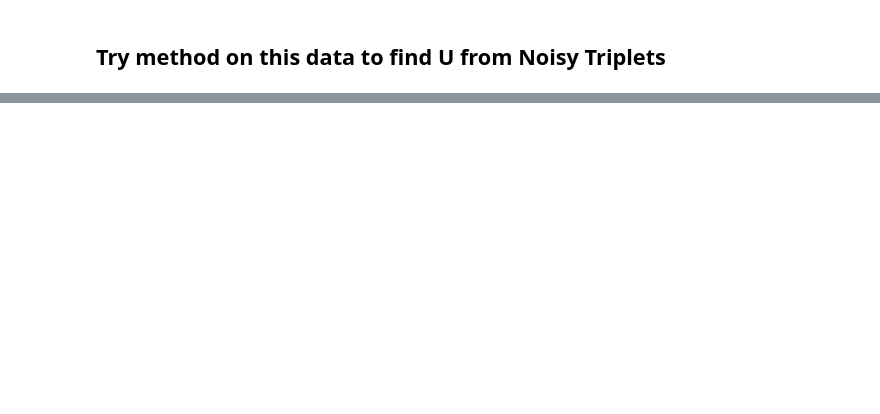
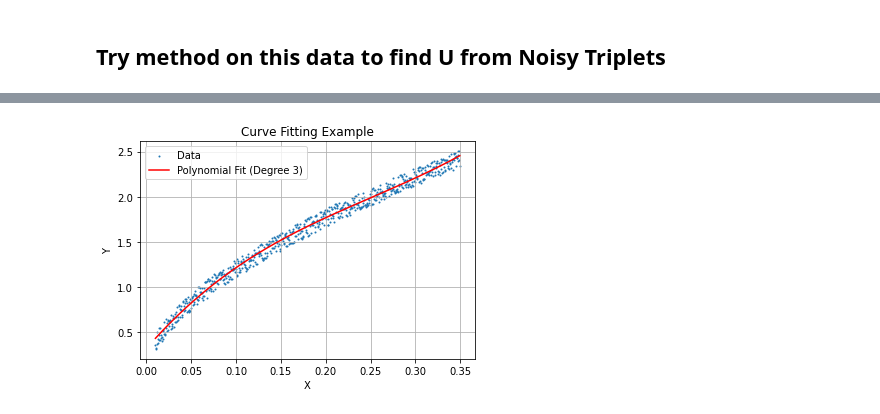
Before and after one commit to joeyanderson1/4th-Year-Thesis, a Jupyter notebook: Normalized Scalar Product Method.ipynb, the cells around one changed output, grey strips where cells are left out. Saved outputs shown, nothing was run; the diff lists cells and outputs as text; code cells hidden in the pictures; blank space fills up the shorter version.

```diff
--- a/Normalized Scalar Product Method.ipynb
+++ b/Normalized Scalar Product Method.ipynb
@@ -864,3 +835,0 @@ Text(0.5, 0, 'k')
-# %%
-f = interpolate.interp1d(k, noisy_w)
-f
@@ -966,0 +899,30 @@ Text(0.5, 0, 'k')
+# %%
+import numpy as np
+import matplotlib.pyplot as plt
+
+# Choose the degree of the polynomial (adjust as needed)
+degree = 3
+
+# Fit the polynomial
+coefficients = np.polyfit(k, noisy_w, degree)
+
+# Create a polynomial function from the coefficients
+poly_func = np.poly1d(coefficients)
+
+# Generate x values for the fitted curve
+x_fit = np.linspace(min(k), max(k), 680)
+
+# Compute corresponding y values using the polynomial function
+y_fit = poly_func(x_fit)
+
+# Plot the original data and the fitted curve
+plt.scatter(k, noisy_w, label='Data', s = 1)
+plt.plot(x_fit, y_fit, label=f'Polynomial Fit (Degree {degree})', color='red')
+plt.legend()
+plt.grid(True)
+plt.xlabel('X')
+plt.ylabel('Y')
+plt.title('Curve Fitting Example')
+plt.show()
+# %% [output]
+[figure, added]
```
Also changed, not shown: parts of 44 cells of this notebook.
